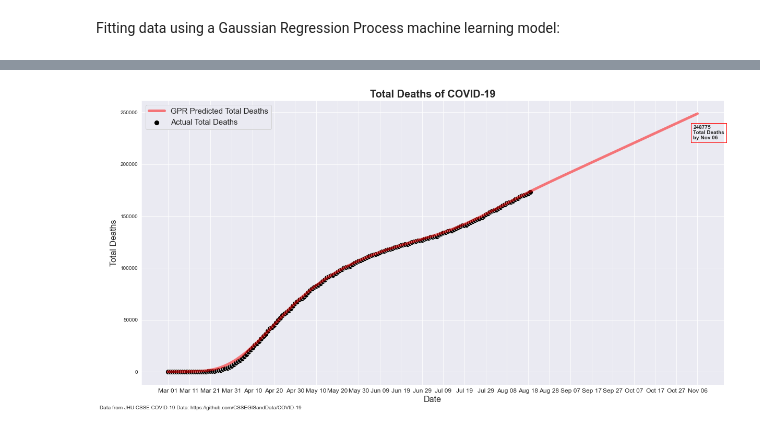
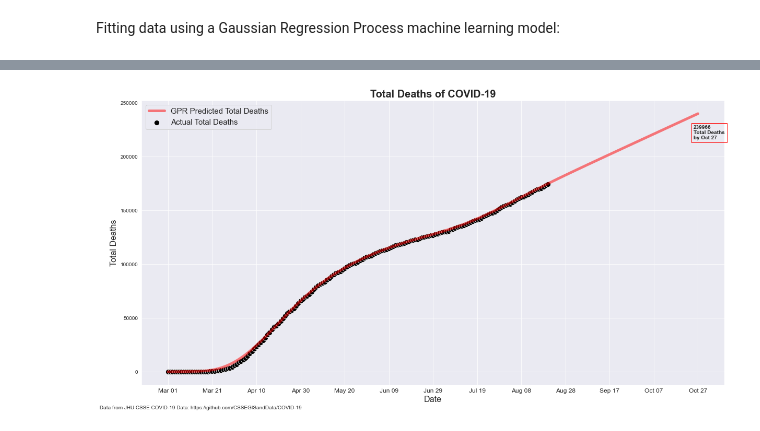
Before and after one commit to erikamundson/covid-19, a Jupyter notebook: analytics.ipynb, the cells around one changed output, grey strips where cells are left out. Drawn from its saved outputs; the diff is of its cells as text; code cells hidden in the pictures.

```diff
--- a/analytics.ipynb
+++ b/analytics.ipynb
@@ -68,4 +68,4 @@ plot_gpr_sum(jhu, 'Total Cases', 250, 10)
 # %%
-plot_gpr_sum(jhu, 'Total Deaths', 250, 10)
+plot_gpr_sum(jhu, 'Total Deaths', 240, 20)
 # %% [output]
-[figure, old version]
+[figure, new version]
```
Also changed, not shown: parts of 5 cells of this notebook, 8 other files.
